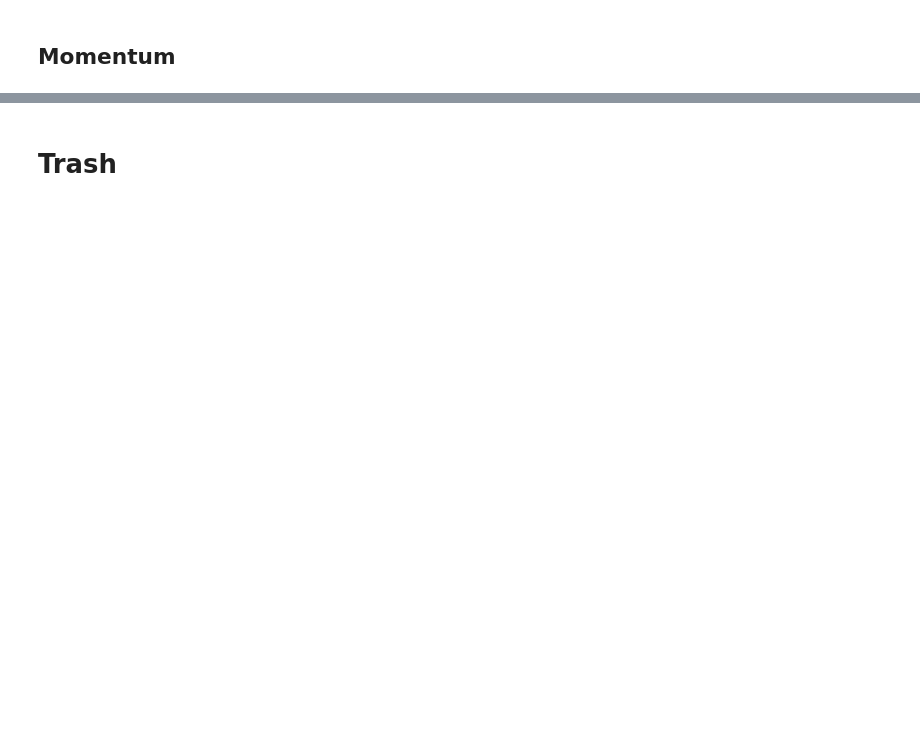
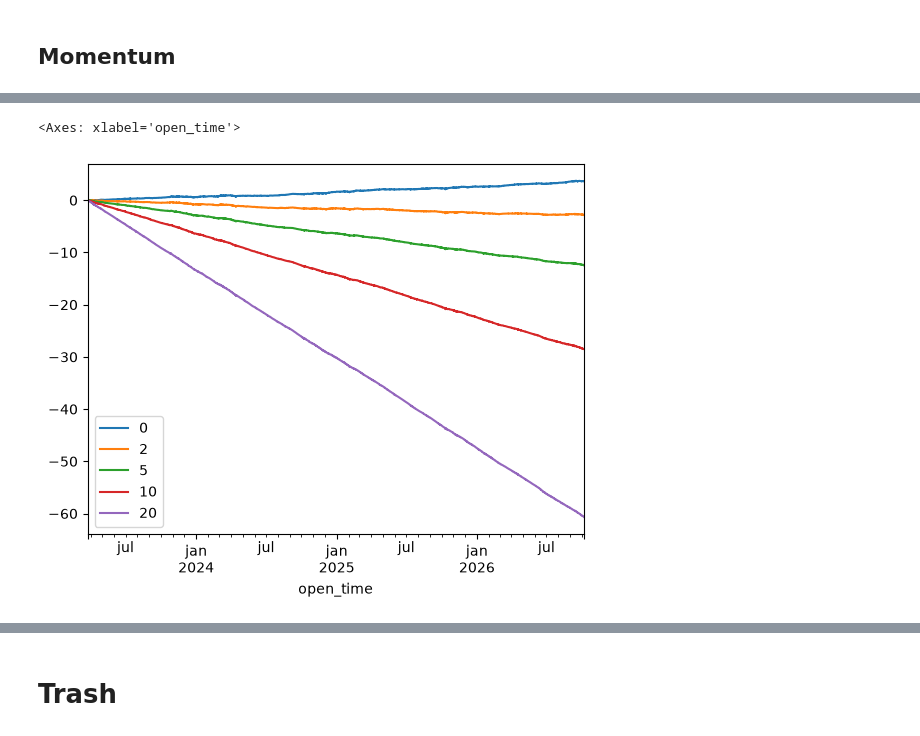
Before and after one commit to Parracho/Project-Finance, a Jupyter notebook: alpha_beta.ipynb, the cells around one changed output, grey strips where cells are left out. Cells and saved outputs as stored; diff of their text form; code cells hidden in the pictures; blank space fills up the shorter version.

```diff
--- a/alpha_beta.ipynb
+++ b/alpha_beta.ipynb
@@ -316,0 +362,35 @@ KeyboardInterrupt:
+# %%
+def backtest(w, ret, cost_bp=20.0, delay=1):
+    w = w.shift(delay).fillna(0.0)
+    r = ret.reindex_like(w).fillna(0.0)
+
+    gross = (w * r).sum(axis=1)
+    drift = w.mul(1+r).div(1+gross, axis=0)  #1+gross is the new NAV, and w(1+r) is the weight after the return update
+    dw = (w - drift.shift(1).fillna(0.0)).abs() #change
+    cost = (dw * cost_bp / 1e4).sum(axis=1)
+    turnover = dw.sum(axis=1)
+    net = gross - cost
+    return pd.DataFrame({"gross": gross, "net": net, "turnover": turnover})
+
+
+
+def stats(x):
+    return {
+        "ann_ret": x.mean() * BARS_PER_YEAR,
+        "ann_vol": x.std() * np.sqrt(BARS_PER_YEAR),
+        "sharpe":  x.mean() / x.std() * np.sqrt(BARS_PER_YEAR),
+        "maxDD":   ((1 + x).cumprod() / (1 + x).cumprod().cummax() - 1).min(),
+    }
+# %%
+w = weights(-rev, q=0.1)
+prev_bt = {}
+# %%
+for c in [0, 2, 5, 10, 20]:
+    bt = backtest(w, ret, cost_bp=c, delay=1)
+    prev_bt[c] = bt["net"]
+    print(c, "bp", {k: round(v, 2) for k, v in stats(bt["net"]).items()},
+          "turnover/bar:", round(bt["turnover"].mean(), 2))
+
+bt = backtest(w, ret, cost_bp=0, delay=1)
+breakeven_bp = bt["gross"].mean() / bt["turnover"].mean() * 1e4
+print("breakeven one-way cost (bp):", breakeven_bp)
@@ -316,0 +404,7 @@ KeyboardInterrupt:
+# %%
+prev_bt=pd.DataFrame(prev_bt,index=ret.index,columns=[0, 2, 5, 10, 20])
+# %%
+prev_bt.cumsum().plot()
+# %% [output]
+<Axes: xlabel='open_time'>
+[figure, added]
```
Also changed, not shown: parts of 45 cells of this notebook.
